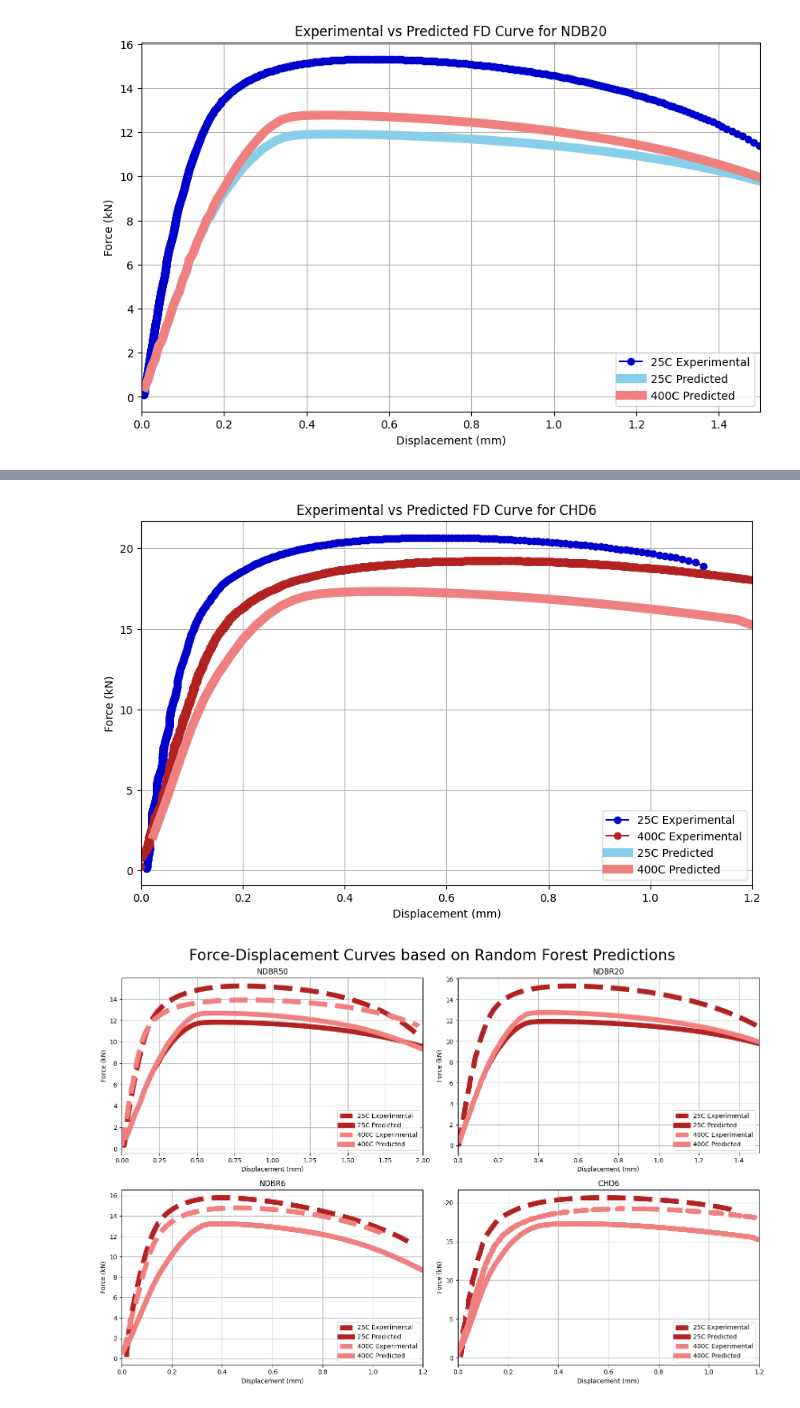
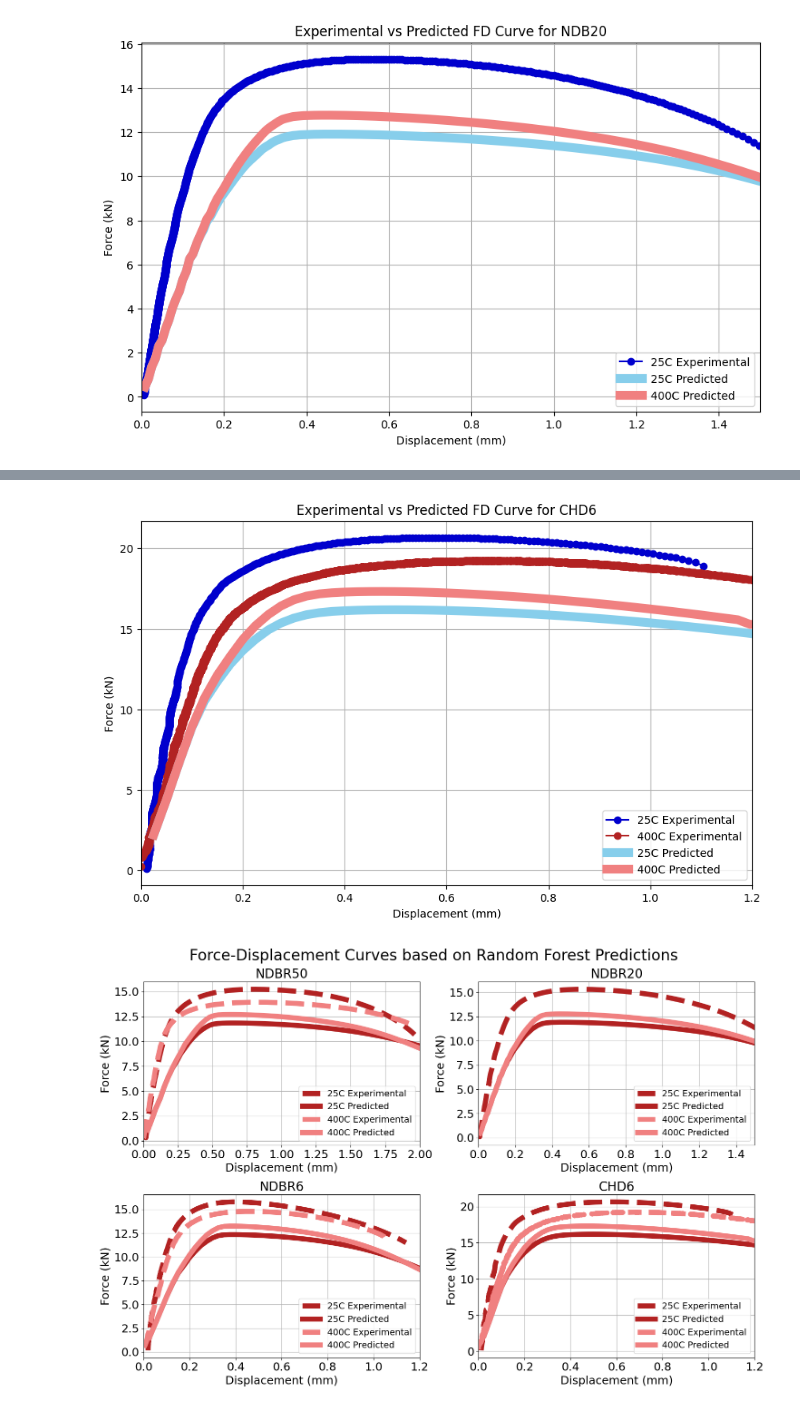
Before and after one commit to LianjGroup/Machine-Learning-Assisted-Optimization-of-Hardening-Parameters, a Jupyter notebook: MAIN/MODELS/forceDispCurves_rf_combined.ipynb, the cells around one changed output, grey strips where cells are left out. Cells and saved outputs as stored; diff of their text form; code cells hidden in the pictures.

```diff
--- a/MAIN/MODELS/forceDispCurves_rf_combined.ipynb
+++ b/MAIN/MODELS/forceDispCurves_rf_combined.ipynb
@@ -89,7 +89,7 @@ import matplotlib.pyplot as plt
 # Define the file path and folder name
 file_path_ndbr6_25c = 'EXP_FD/NDBR6_FD_Curve.csv'
 file_path_ndbr6_400c = 'EXP_FD/400c/NDBR6_400C_FD_Curve.csv'
-file_path_ndbr6_25c_predicted = 'PREDICTED_FD/RF/ndb6_rf_25c_processed.csv'
+file_path_ndbr6_25c_predicted = 'PREDICTED_FD/RF/ndb6_rf_25c_secondTry (1)_processed.csv'
 file_path_ndbr6_400c_predicted = 'PREDICTED_FD/RF/ndb6_rf_400c_processed.csv'
 
 # Read the data from the CSV file with the correct delimiter and skipping initial spaces
@@ -112,8 +112,8 @@ disp_ndbr6_400c_predicted = data_ndbr6_400c_predicted['Disp']
 force_ndbr6_400c_predicted = data_ndbr6_400c_predicted['Force']
 
 plt.figure(figsize=(10, 6))
-plt.plot(disp_ndbr6_25c, force_ndbr6_25c, linestyle='-', color='mediumblue', label='25C Experimental')
-plt.plot(disp_ndbr6_400c, force_ndbr6_400c, linestyle='-', color='firebrick', label='400C Experimental')
+plt.plot(disp_ndbr6_25c, force_ndbr6_25c, linestyle='-', color='mediumblue',linewidth=8, label='25C Experimental')
+plt.plot(disp_ndbr6_400c, force_ndbr6_400c, linestyle='-', color='firebrick',linewidth=8, label='400C Experimental')
 plt.plot(disp_ndbr6_25c_predicted, force_ndbr6_25c_predicted, linestyle='-', linewidth=8, color='skyblue', label='25C Predicted')
 plt.plot(disp_ndbr6_400c_predicted, force_ndbr6_400c_predicted, linestyle='-', linewidth=8, color='lightcoral', label='400C Predicted')
 
@@ -134,7 +134,7 @@ import matplotlib.pyplot as plt
 # Define the file path and folder name
 file_path_chd6_25c = 'EXP_FD/CHD6_FD_Curve.csv'
 file_path_chd6_400c = 'EXP_FD/400c/CHD6_400C_FD_Curve.csv'
-file_path_chd6_25c_predicted = 'PREDICTED_FD/RF/chd6_rf_25c_processed.csv'
+file_path_chd6_25c_predicted = 'PREDICTED_FD/RF/chd6_rf_25c_new_processed.csv'
 file_path_chd6_400c_predicted = 'PREDICTED_FD/RF/chd6_rf_400c_processed.csv'
 
 # Read the data from the CSV file with the correct delimiter and skipping initial spaces
@@ -171,7 +171,7 @@ plt.grid(True)
 plt.xlim(0, 1.2)
 plt.show()
 # %% [output]
-[figure, old version]
+[figure, new version]
 # %%
 import pandas as pd
 import matplotlib.pyplot as plt
@@ -181,35 +181,37 @@ def plot_subplot(ax, title, disp_exp_25c, force_exp_25c, disp_pred_25c, force_pr
     ax.plot(disp_pred_25c, force_pred_25c, linestyle='-', linewidth=8, color='firebrick', label='25C Predicted')
     ax.plot(disp_exp_400c, force_exp_400c, linestyle='--', linewidth=8, color='lightcoral', label='400C Experimental')
     ax.plot(disp_pred_400c, force_pred_400c, linestyle='-', linewidth=8, color='lightcoral', label='400C Predicted')
-    ax.set_title(title)
-    ax.set_xlabel('Displacement (mm)')
-    ax.set_ylabel('Force (kN)')
-    ax.legend()
+    ax.set_title(title, fontsize=20)
+    ax.set_xlabel('Displacement (mm)', fontsize=18)
+    ax.set_ylabel('Force (kN)', fontsize=18)
+    ax.legend(fontsize=14)
     ax.grid(True)
     ax.set_xlim(0, xlim)
+    ax.tick_params(axis='both', labelsize=18)
+
 
 # Subplot 1
 fig, axs = plt.subplots(2, 2, figsize=(15, 10))
 
 # NDBR50
 plot_subplot(axs[0, 0], 'NDBR50', disp_ndbr50_25c, force_ndbr50_25c, disp_ndbr50_25c_predicted, force_ndbr50_25c_predicted,
              disp_ndbr50_400c, force_ndbr50_400c, disp_ndbr50_400c_predicted, force_ndbr50_400c_predicted, 2)
 
 # NDBR20
 plot_subplot(axs[0, 1], 'NDBR20', disp_ndbr20_25c, force_ndbr20_25c, disp_ndbr20_25c_predicted, force_ndbr20_25c_predicted,
              0, 0, disp_ndbr20_400c_predicted, force_ndbr20_400c_predicted, 1.5)
 
 # NDBR6
 plot_subplot(axs[1, 0], 'NDBR6', disp_ndbr6_25c, force_ndbr6_25c, disp_ndbr6_25c_predicted, force_ndbr6_25c_predicted,
              disp_ndbr6_400c, force_ndbr6_400c, disp_ndbr6_400c_predicted, force_ndbr6_400c_predicted, 1.2)
 
 # CHD6
 plot_subplot(axs[1, 1], 'CHD6', disp_chd6_25c, force_chd6_25c, disp_chd6_25c_predicted, force_chd6_25c_predicted,
              disp_chd6_400c, force_chd6_400c, disp_chd6_400c_predicted, force_chd6_400c_predicted, 1.2)
 
 fig.suptitle('Force-Displacement Curves based on Random Forest Predictions', fontsize=24)
 
 plt.tight_layout()
 plt.show()
 # %% [output]
-[figure, old version]
+[figure, new version]
```
Also changed, not shown: parts of 1 cell of this notebook, 5 other files.
